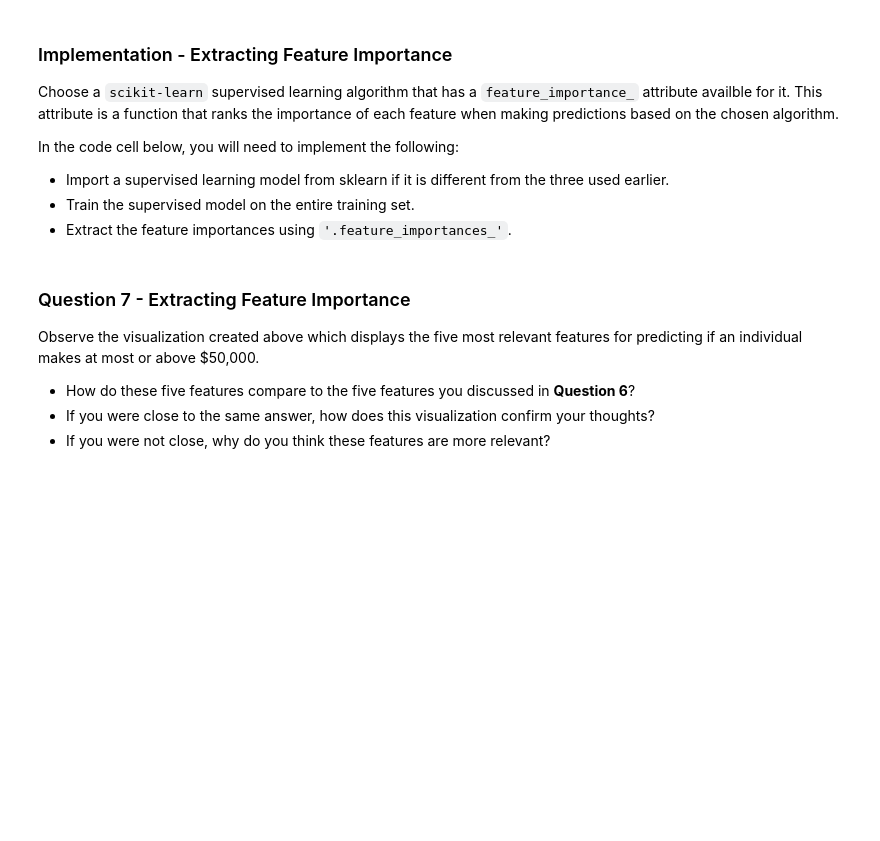
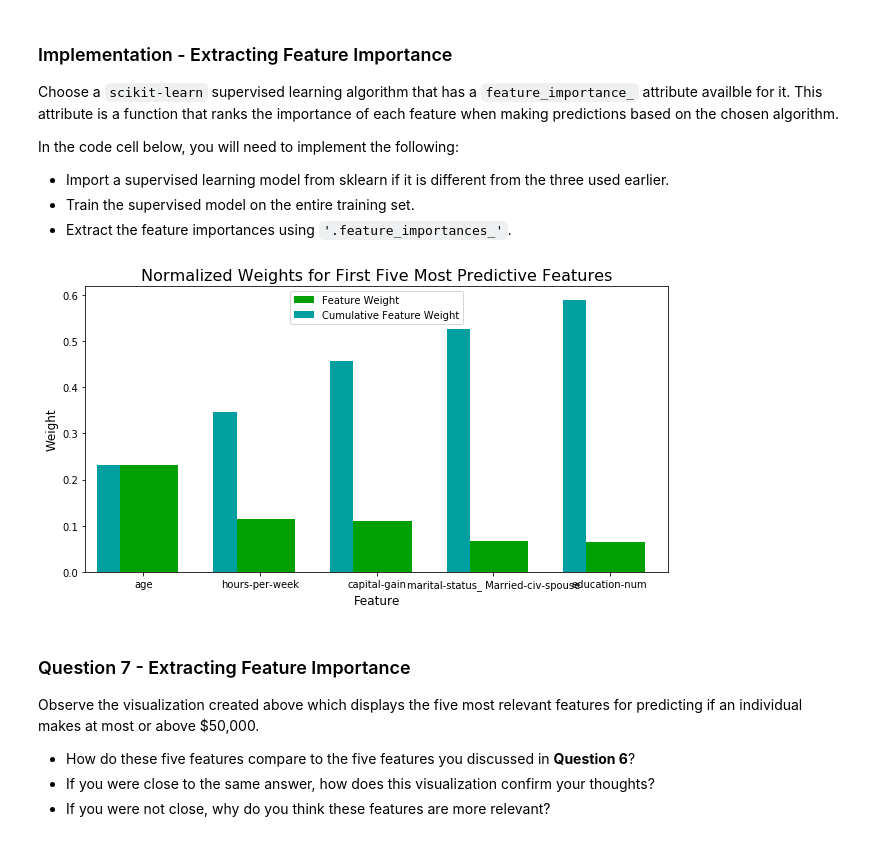
Before and after one commit to FadyMorris/udacity-machine-learning-nanodegree, a Jupyter notebook: projects/p2_finding_donors/finding_donors.ipynb, the cells around one changed output. Saved outputs shown, nothing was run; the diff lists cells and outputs as text; code cells hidden in the pictures; blank space fills up the shorter version.

```diff
--- a/projects/p2_finding_donors/finding_donors.ipynb
+++ b/projects/p2_finding_donors/finding_donors.ipynb
@@ -474,16 +665,19 @@ In the code cell below, you will need to implement the following:
  - Extract the feature importances using `'.feature_importances_'`.
 # %%
 # TODO: Import a supervised learning model that has 'feature_importances_'
-
+from sklearn.ensemble import RandomForestClassifier
 
 # TODO: Train the supervised model on the training set using .fit(X_train, y_train)
-model = None
+model = RandomForestClassifier(n_estimators=100)
+model.fit(X_train, y_train)
 
 # TODO: Extract the feature importances using .feature_importances_
-importances = None
+importances = model.feature_importances_
 
 # Plot
 vs.feature_plot(importances, X_train, y_train)
+# %% [output]
+[figure, added]
 # %% [markdown]
 ### Question 7 - Extracting Feature Importance
 
```
Also changed, not shown: parts of 37 cells of this notebook, 1 other file.
